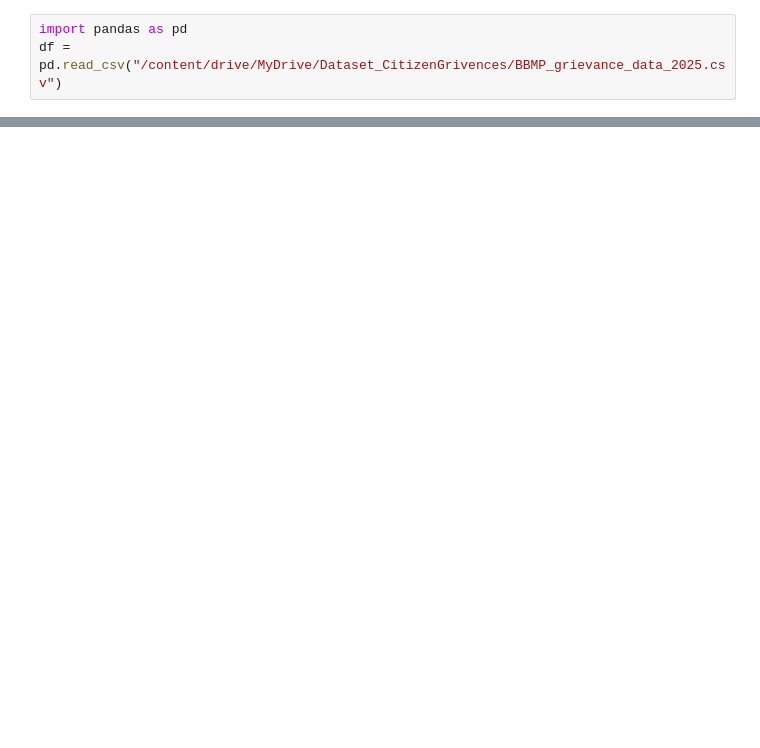
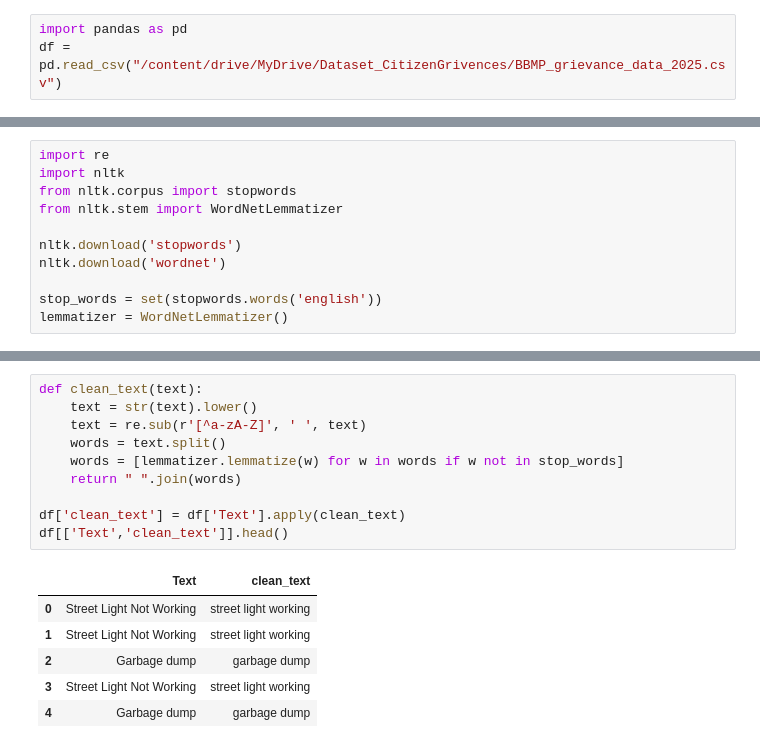
Before and after one commit to utkh-gt/grievance-nlp-system, a Jupyter notebook: notebooks/week1_eda.ipynb, the cells around one changed output, grey strips where cells are left out. Saved outputs shown, nothing was run; the diff lists cells and outputs as text; blank space fills up the shorter version.

```diff
--- a/notebooks/week1_eda.ipynb
+++ b/notebooks/week1_eda.ipynb
@@ -36,0 +51,11 @@ df
+# %%
+import re
+import nltk
+from nltk.corpus import stopwords
+from nltk.stem import WordNetLemmatizer
+
+nltk.download('stopwords')
+nltk.download('wordnet')
+
+stop_words = set(stopwords.words('english'))
+lemmatizer = WordNetLemmatizer()
@@ -36,0 +66,17 @@ df
+# %%
+def clean_text(text):
+    text = str(text).lower()
+    text = re.sub(r'[^a-zA-Z]', ' ', text)
+    words = text.split()
+    words = [lemmatizer.lemmatize(w) for w in words if w not in stop_words]
+    return " ".join(words)
+
+df['clean_text'] = df['Text'].apply(clean_text)
+df[['Text','clean_text']].head()
+# %% [output]
+|  | Text | clean_text |
+| 0 | Street Light Not Working | street light working |
+| 1 | Street Light Not Working | street light working |
+| 2 | Garbage dump | garbage dump |
+| 3 | Street Light Not Working | street light working |
+| 4 | Garbage dump | garbage dump |
```
Also changed, not shown: parts of 16 cells of this notebook, 3 other files.
